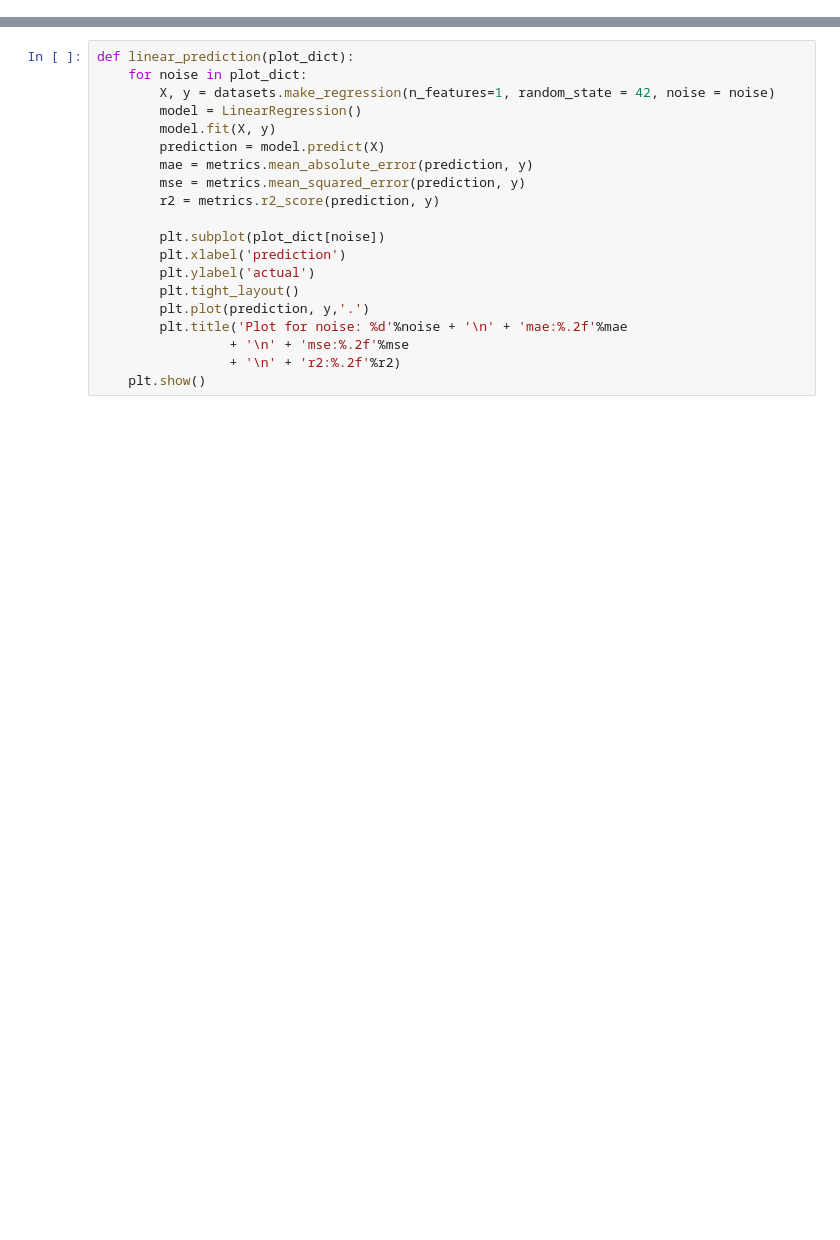
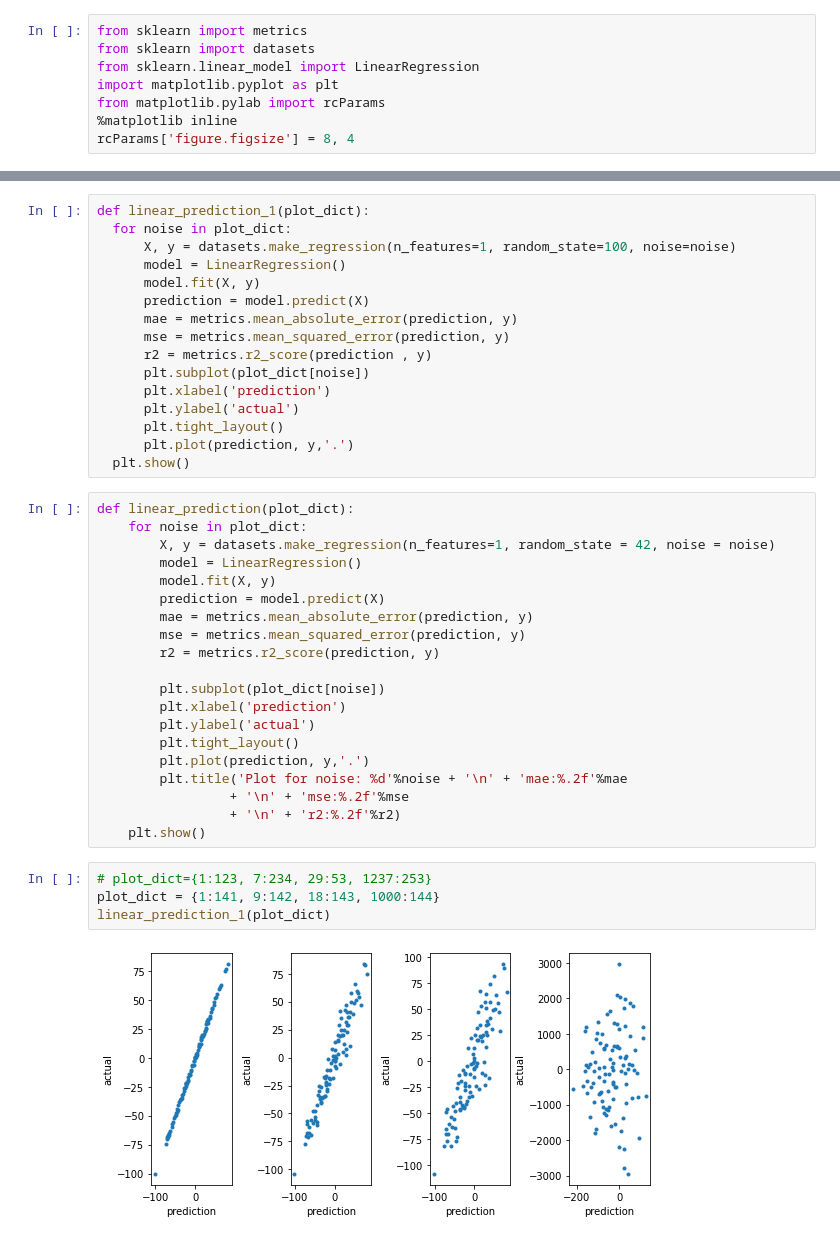
Before and after one commit to Bobson0101/course_3.0, a Jupyter notebook: 02_ML/part2/Chapter1/Model_Evaluation_Example1.ipynb, the cells around one changed output, grey strips where cells are left out. Cells and saved outputs as stored; diff of their text form; blank space fills up the shorter version.

```diff
--- a/02_ML/part2/Chapter1/Model_Evaluation_Example1.ipynb
+++ b/02_ML/part2/Chapter1/Model_Evaluation_Example1.ipynb
@@ -1,5 +1,13 @@
 # %% [markdown]
 [![Open In Colab](https://colab.research.google.com/assets/colab-badge.svg)](https://colab.research.google.com/github/hodawang/course_3.0/blob/main/02_ML/part2/Chapter1/Model_Evaluation_Example1.ipynb)
+# %%
+from sklearn import metrics
+from sklearn import datasets
+from sklearn.linear_model import LinearRegression
+import matplotlib.pyplot as plt
+from matplotlib.pylab import rcParams
+%matplotlib inline
+rcParams['figure.figsize'] = 8, 4
 # %%
 from sklearn import metrics
 from sklearn import datasets
@@ -9,6 +17,22 @@ from sklearn import metrics
 import matplotlib.pyplot as plt
 from matplotlib.pylab import rcParams
 rcParams['figure.figsize'] = 8, 4
+# %%
+def linear_prediction_1(plot_dict):
+  for noise in plot_dict:
+      X, y = datasets.make_regression(n_features=1, random_state=100, noise=noise)
+      model = LinearRegression()
+      model.fit(X, y)
+      prediction = model.predict(X)
+      mae = metrics.mean_absolute_error(prediction, y)
+      mse = metrics.mean_squared_error(prediction, y)
+      r2 = metrics.r2_score(prediction , y)
+      plt.subplot(plot_dict[noise])
+      plt.xlabel('prediction')
+      plt.ylabel('actual')
+      plt.tight_layout()
+      plt.plot(prediction, y,'.')
+  plt.show()
 # %%
 def linear_prediction(plot_dict):
     for noise in plot_dict:
@@ -29,6 +53,12 @@ def linear_prediction(plot_dict):
                  + '\n' + 'mse:%.2f'%mse
                  + '\n' + 'r2:%.2f'%r2)
     plt.show()
+# %%
+# plot_dict={1:123, 7:234, 29:53, 1237:253}
+plot_dict = {1:141, 9:142, 18:143, 1000:144}
+linear_prediction_1(plot_dict)
+# %% [output]
+[figure, added]
 # %%
 # 觀察不同scatter plot和evaluation metrics的關係
 plot_dict = {1:141, 9:142, 18:143, 1000:144}
```
Also changed, not shown: parts of 1 cell of this notebook.
